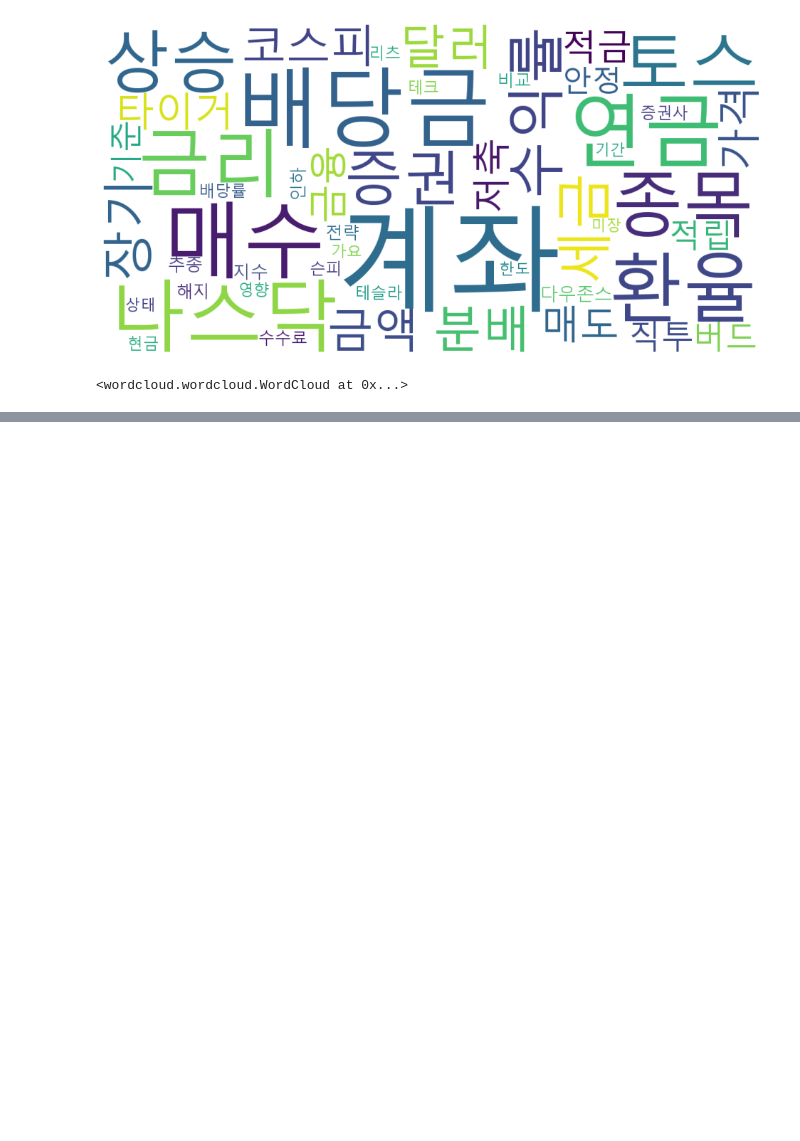
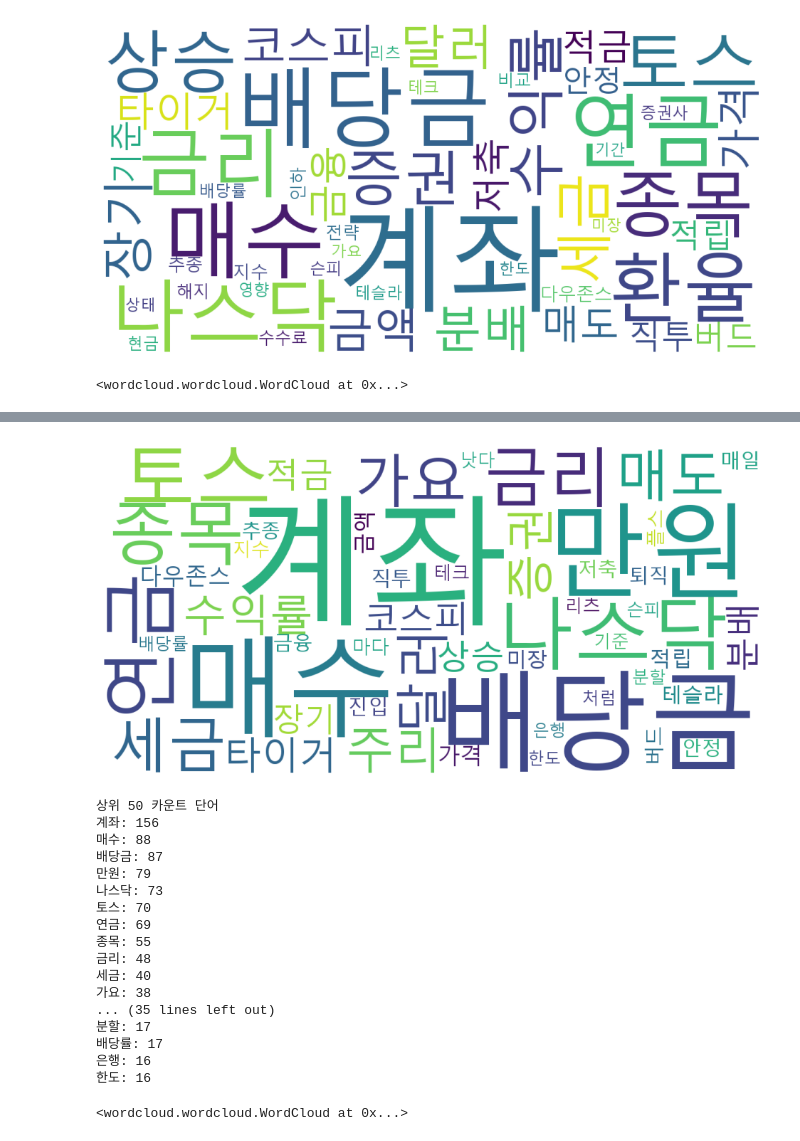
Before and after one commit to june2598/pythonstudy, a Jupyter notebook: project/community/워드클라우드.ipynb, the cells around one changed output, grey strips where cells are left out. Saved outputs shown, nothing was run; the diff lists cells and outputs as text; code cells hidden in the pictures; blank space fills up the shorter version.

```diff
--- a/project/community/워드클라우드.ipynb
+++ b/project/community/워드클라우드.ipynb
@@ -261,0 +373,22 @@ display_word_cloud('ETF')
+# %%
+display_word_cloud('ETF')
+# %% [output]
+[figure, added]
+상위 50 카운트 단어
+계좌: 156
+매수: 88
+배당금: 87
+만원: 79
+나스닥: 73
+토스: 70
+연금: 69
+종목: 55
+금리: 48
+세금: 40
+가요: 38
+... (35 lines left out)
+분할: 17
+배당률: 17
+은행: 16
+한도: 16
+<wordcloud.wordcloud.WordCloud at 0x...>
```
Also changed, not shown: parts of 23 cells of this notebook, 19 other files.
